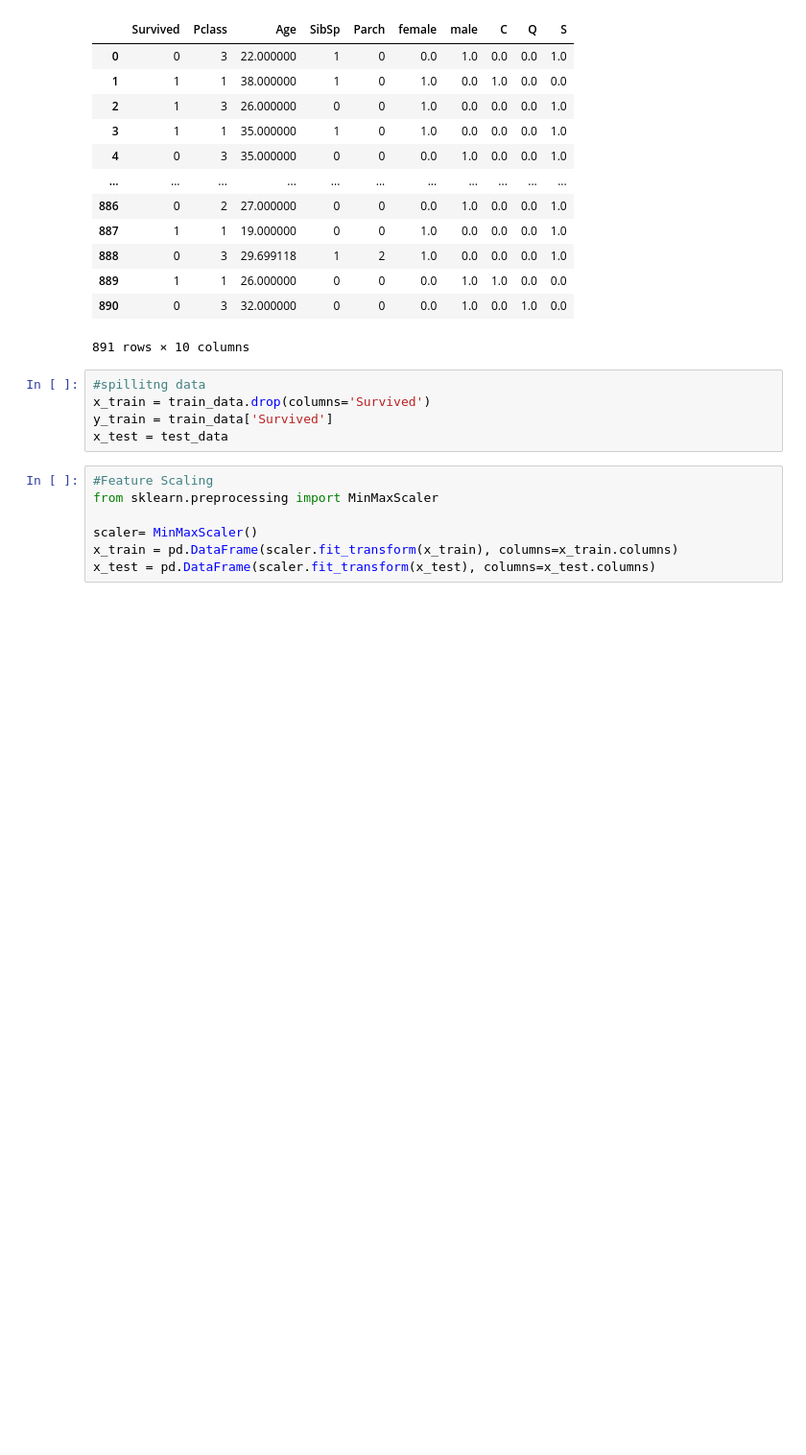
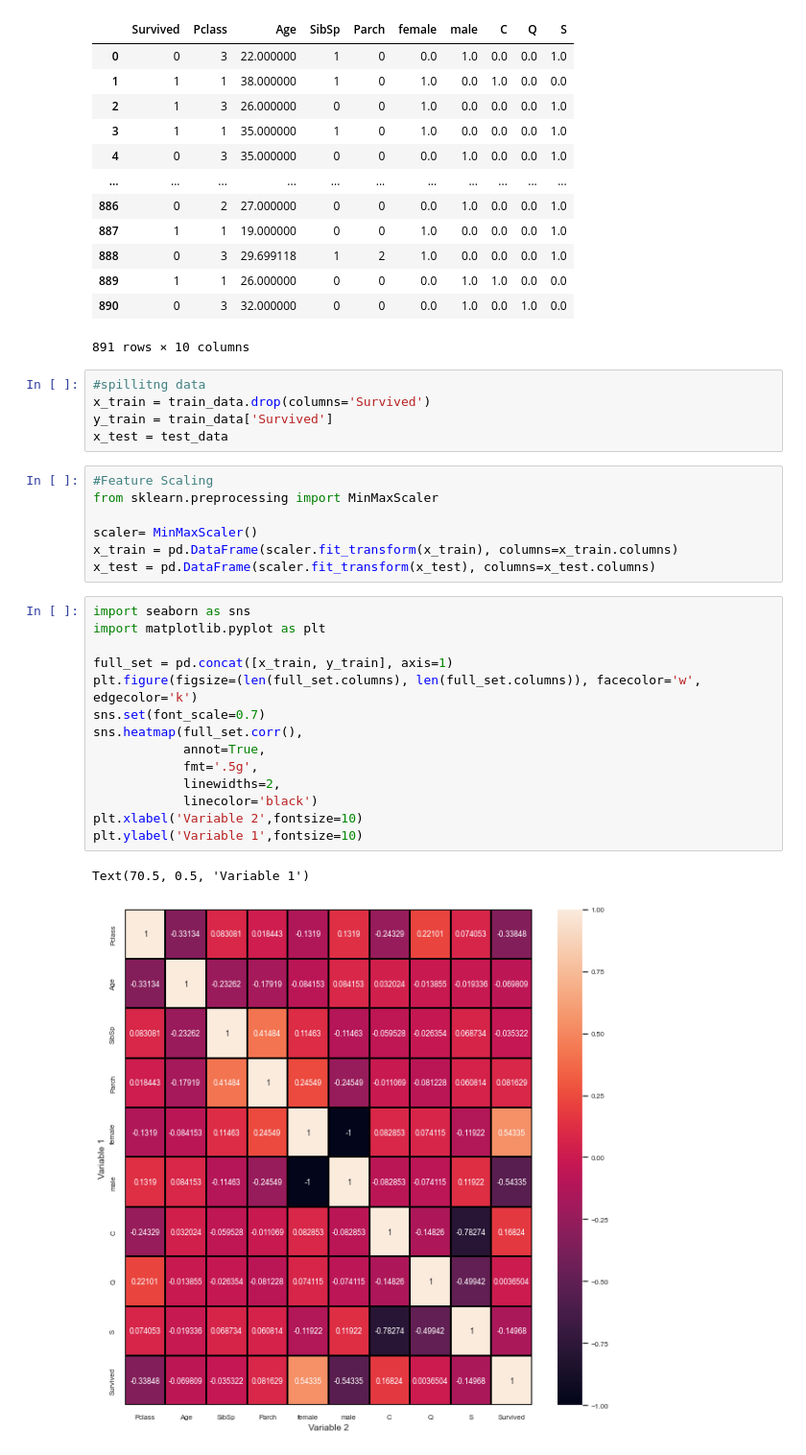
Before and after one commit to pouriaSameti/ML-Projects, a Jupyter notebook: Q1-Titanic/code/dsProject/Logistic Regression.ipynb, the cells around one changed output. Shown at 96% size. Saved outputs shown, nothing was run; the diff lists cells and outputs as text; blank space fills up the shorter version.

```diff
--- a/Q1-Titanic/code/dsProject/Logistic Regression.ipynb
+++ b/Q1-Titanic/code/dsProject/Logistic Regression.ipynb
@@ -151,3 +151,20 @@ from sklearn.preprocessing import MinMaxScaler
 scaler= MinMaxScaler()
 x_train = pd.DataFrame(scaler.fit_transform(x_train), columns=x_train.columns)
 x_test = pd.DataFrame(scaler.fit_transform(x_test), columns=x_test.columns)
+# %%
+import seaborn as sns
+import matplotlib.pyplot as plt
+
+full_set = pd.concat([x_train, y_train], axis=1)
+plt.figure(figsize=(len(full_set.columns), len(full_set.columns)), facecolor='w', edgecolor='k')
+sns.set(font_scale=0.7)
+sns.heatmap(full_set.corr(),
+            annot=True,
+            fmt='.5g',
+            linewidths=2,
+            linecolor='black')
+plt.xlabel('Variable 2',fontsize=10)
+plt.ylabel('Variable 1',fontsize=10)
+# %% [output]
+Text(70.5, 0.5, 'Variable 1')
+[figure, added]
```
